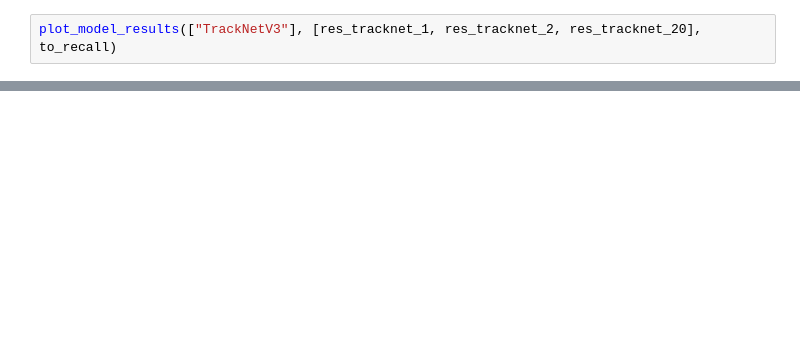
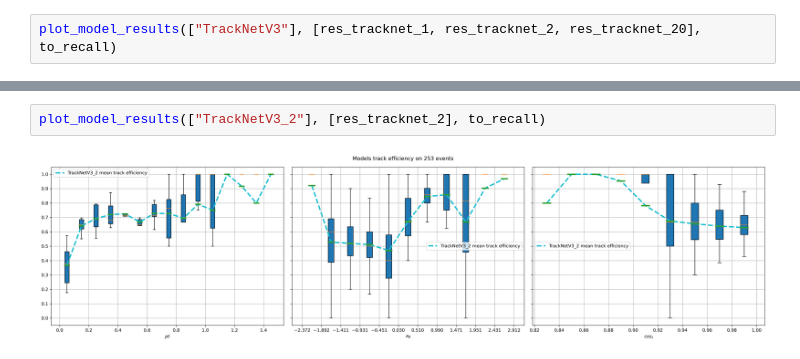
Before and after one commit to t3hseus/ariadne, a Jupyter notebook: notebooks/tracknet_preds_analyze_cut.ipynb, the cells around one changed output, grey strips where cells are left out. Drawn from its saved outputs; the diff is of its cells as text; blank space fills up the shorter version.

```diff
--- a/notebooks/tracknet_preds_analyze_cut.ipynb
+++ b/notebooks/tracknet_preds_analyze_cut.ipynb
@@ -1357,0 +1385,4 @@ plot_model_results(["TrackNetV3_1", "TrackNetV3_2"], [res_tracknet_1, res_trackn
+# %%
+plot_model_results(["TrackNetV3_2"], [res_tracknet_2], to_recall)
+# %% [output]
+[figure, added]
```
Also changed, not shown: parts of 14 cells of this notebook.
